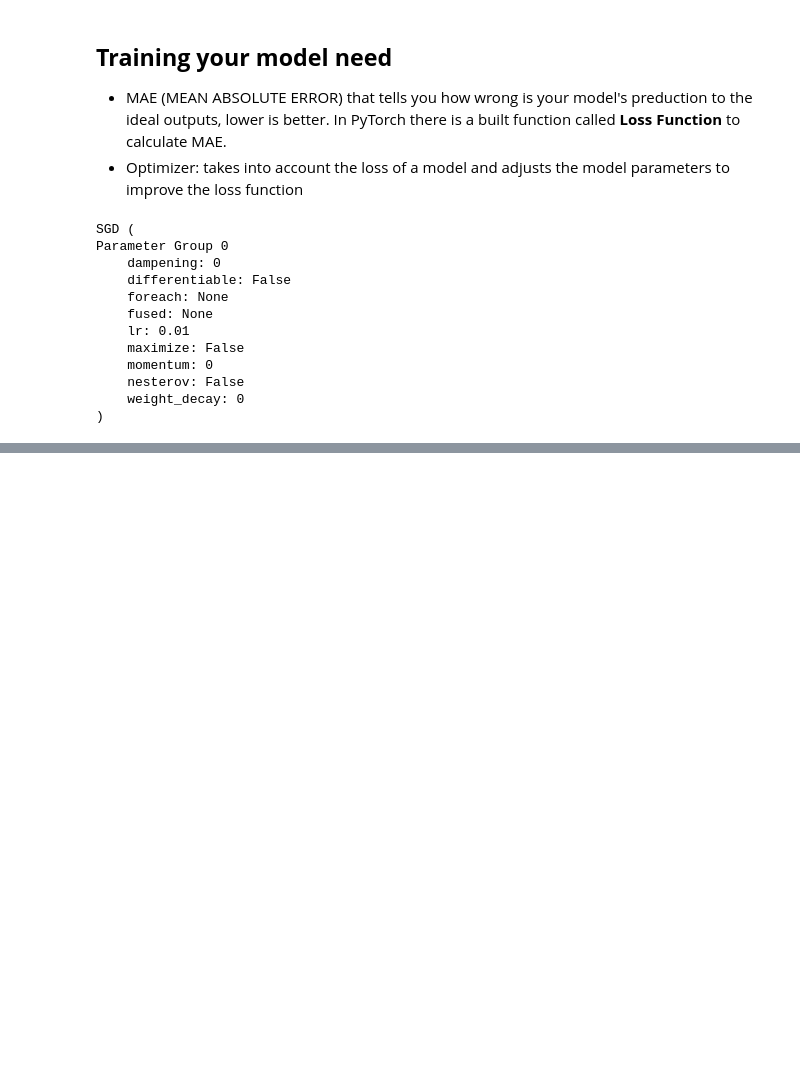
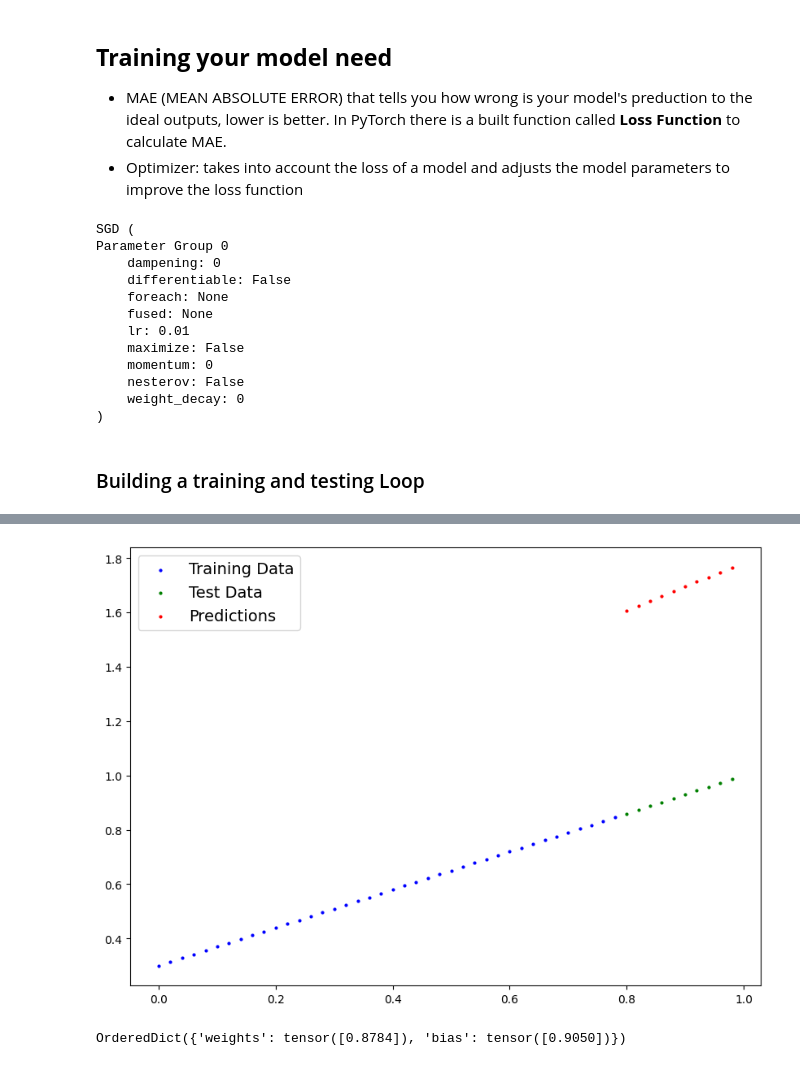
Before and after one commit to UmarRasheed007/Learn-PyTorch, a Jupyter notebook: 01_PyTorch_Workflow.ipynb, the cells around one changed output, grey strips where cells are left out. Drawn from its saved outputs; the diff is of its cells as text; code cells hidden in the pictures; blank space fills up the shorter version.

Commit message:
feat: add steps for model training

```diff
--- a/01_PyTorch_Workflow.ipynb
+++ b/01_PyTorch_Workflow.ipynb
@@ -197,3 +197,38 @@ Parameter Group 0
     nesterov: False
     weight_decay: 0
 )
+# %% [markdown]
+### Building a training and testing Loop
+# %%
+# An epoch is one loop through the data
+epochs = 1
+
+# Loop through the data
+for epoch in range(epochs):
+    model_0.train() #put the model in training mode
+
+    # => 5 steps for training
+
+    #1. Forward pass
+    y_preds = model_0(X_train)
+
+    #2. Calculate the loss
+    loss = loss_fn(y_preds, y_train)
+    print(f"Epoch: {epoch} | Loss: {loss}")
+
+    #3. Optimizer zero grad
+    optimizer.zero_grad()
+
+    #4. Backward pass
+    loss.backward()
+
+    #5. Step the optimizer
+    optimizer.step()
+    model_0.eval() #put the model in evaluation mode
+    with torch.inference_mode():
+        test_preds = model_0(X_test)
+        test_loss = loss_fn(test_preds, y_test)
+        print(f"Test loss: {test_loss}")
+    plot_predictions(X_train,y_train,X_test,y_test,test_preds)
+    print(model_0.state_dict())
+# %% [output]
@@ -199,0 +237,2 @@ Parameter Group 0
+[figure, added]
+OrderedDict({'weights': tensor([0.8784]), 'bias': tensor([0.9050])})
```
Also changed, not shown: parts of 1 cell of this notebook.
